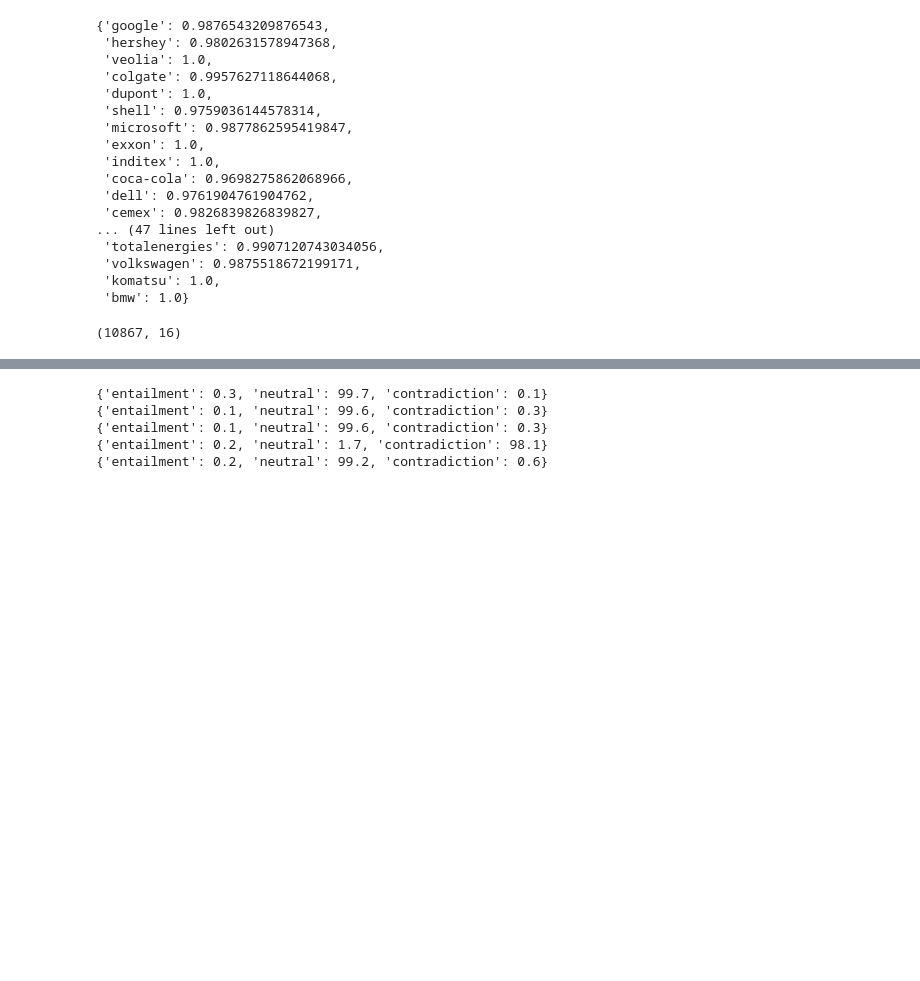
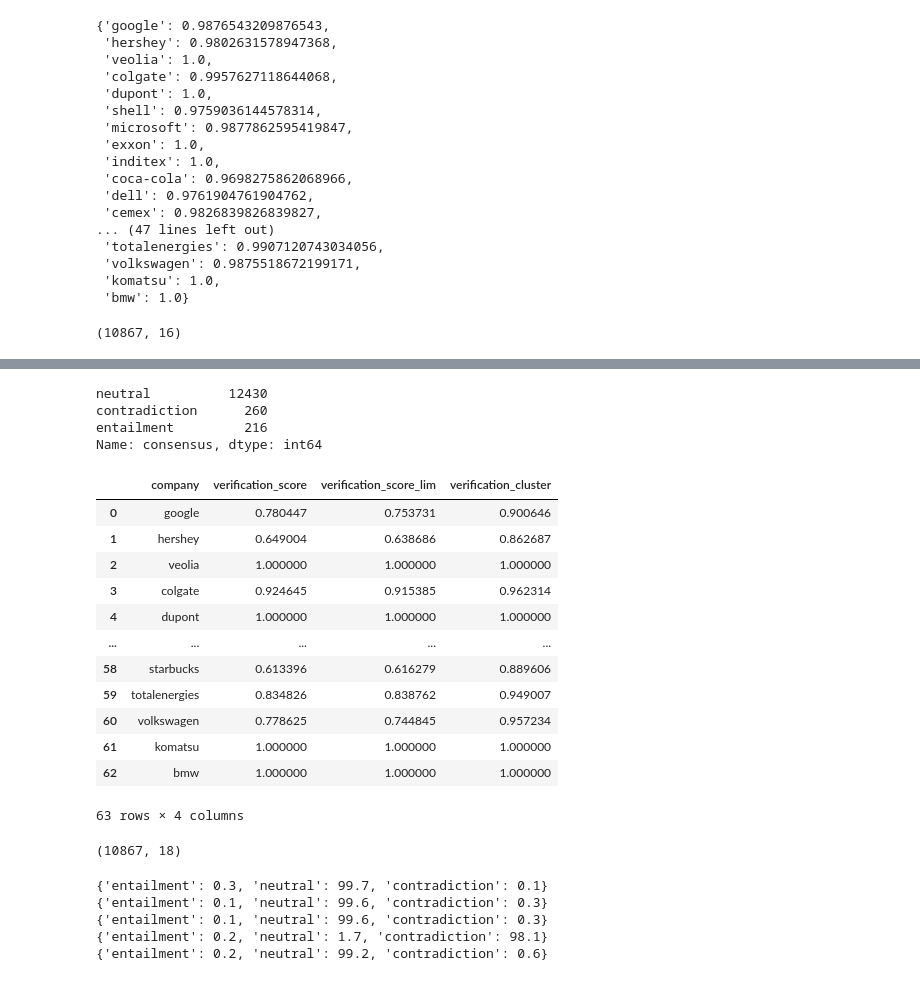
Before and after one commit to dathanh-nguyen/Thesis, a Jupyter notebook: analysis/Data_analysis_NLI.ipynb, the cells around one changed output, grey strips where cells are left out. Cells and saved outputs as stored; diff of their text form; code cells hidden in the pictures; blank space fills up the shorter version.

```diff
--- a/analysis/Data_analysis_NLI.ipynb
+++ b/analysis/Data_analysis_NLI.ipynb
@@ -344,0 +373,51 @@ df_gw_lim
+# %%
+df_claims['consensus'] = df_claims['predictions'].apply(count_non_neutral)
+df_claims['consensus'].value_counts()
+# %% [output]
+neutral          12430
+contradiction      260
+entailment         216
+Name: consensus, dtype: int64
+# %%
+gw_database = {}
+for cluster in set(df_claims['topics']):
+    firm_cluster_score = {}
+    for firm in set(df_claims['company']):
+        try:
+            firm_cluster_score[firm] = len(df_claims[(df_claims['company']==firm)&(df_claims['topics']==cluster)&(df_claims['consensus']!='entailment')])/len(df_claims[(df_claims['company']==firm)&(df_claims['topics']==cluster)])
+        except:
+            firm_cluster_score[firm] = np.nan
+     # calculate the average sentiment score for this firm for symbolic actions
+    gw_database[cluster] = firm_cluster_score
+# %%
+df_gw = pd.DataFrame.from_dict(gw_database)
+df_gw['verification_cluster'] = df_gw[sust_topics].mean(axis = 1, skipna = True)
+df_gw['verification_cluster'] = scaler.fit_transform(df_gw[['verification_cluster']])
+# %%
+df_gw.reset_index(inplace = True)
+df_gw.rename(columns = {'index':'company'}, inplace = True)
+df_gw = df_gw[['company', 'verification_cluster']]
+# %%
+df_verification = pd.read_csv('verification_scores.csv')
+df_verification = pd.merge(df_verification, df_gw)
+df_verification
+# %% [output]
+|  | company | verification_score | verification_score_lim | verification_cluster |
+| 0 | google | 0.780447 | 0.753731 | 0.900646 |
+| 1 | hershey | 0.649004 | 0.638686 | 0.862687 |
+| 2 | veolia | 1.000000 | 1.000000 | 1.000000 |
+| 3 | colgate | 0.924645 | 0.915385 | 0.962314 |
+| 4 | dupont | 1.000000 | 1.000000 | 1.000000 |
+| ... | ... | ... | ... | ... |
+| 58 | starbucks | 0.613396 | 0.616279 | 0.889606 |
+| 59 | totalenergies | 0.834826 | 0.838762 | 0.949007 |
+| 60 | volkswagen | 0.778625 | 0.744845 | 0.957234 |
+| 61 | komatsu | 1.000000 | 1.000000 | 1.000000 |
+| 62 | bmw | 1.000000 | 1.000000 | 1.000000 |
+63 rows × 4 columns
+# %%
+df_claims_lim = df_claims[df_claims['topics'].isin(lim_topics)]
+df_claims_lim.reset_index(inplace = True, drop = True)
+df_claims_lim.shape
+# %% [output]
+(10867, 18)
```
Also changed, not shown: parts of 22 cells of this notebook, 18 other files.
